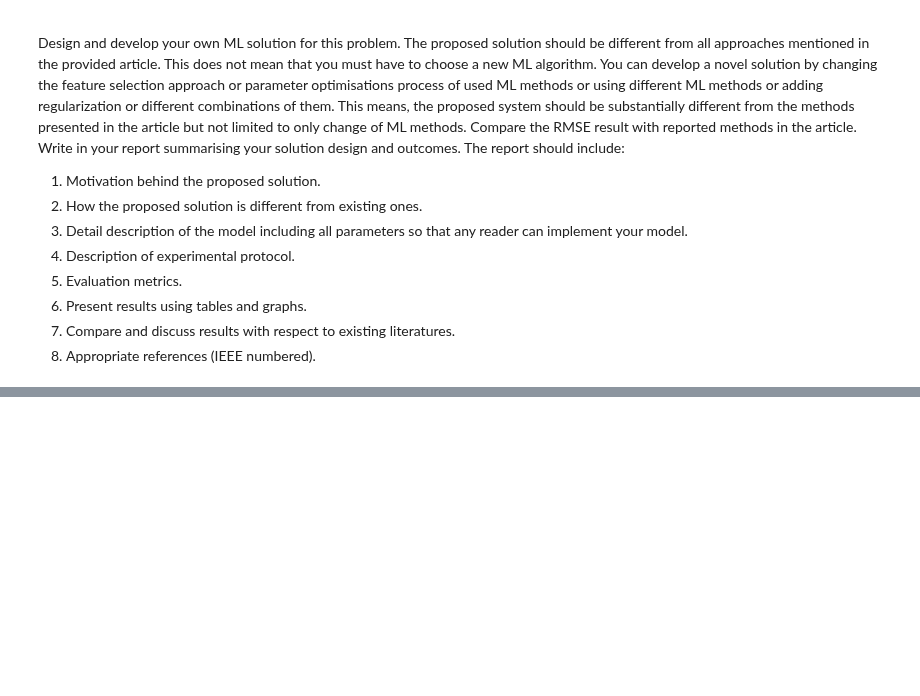
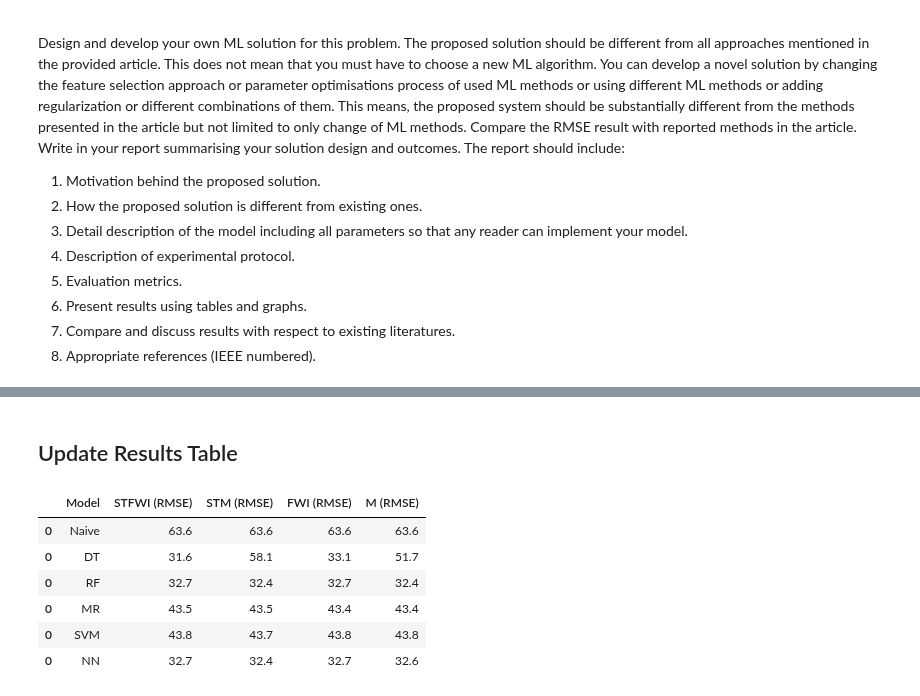
Before and after one commit to bryonbaker/SIT720, a Jupyter notebook: Ass4/SIT720_A4_85031775.ipynb, the cells around one changed output, grey strips where cells are left out. Drawn from its saved outputs; the diff is of its cells as text; code cells hidden in the pictures; blank space fills up the shorter version.

```diff
--- a/Ass4/SIT720_A4_85031775.ipynb
+++ b/Ass4/SIT720_A4_85031775.ipynb
@@ -23,6 +23,7 @@ random.seed(0)
 
 # Constant used for train_test_split so there is predicatability across runs
 global_random_state=11
+train_test_iterations=10
 
 print(f"Seeding random number generator. Random number is: {random.random()}")
 # %% [output]
@@ -699,0 +704,41 @@ Design and develop your own ML solution for this problem. The proposed solution
+# %%
+from sklearn.neural_network import MLPRegressor
+
+print("NEURAL NETWORK")
+print("*"*30)
+
+# Get the list of training / validating datasets
+train_set = { "STFWI" : NN_STFWI_df, "STM" : NN_STM_df, "FWI" : NN_FWI_df, "M" : NN_M_df}
+# The hyperparameters to use for each dataset
+H = { "STFWI" : 2 , "STM" : 6, "FWI" : 4, "M" : 4}
+
+rmse_score = []
+
+# Iterate over each dataset, fit the mode and evaluate the performance with RMSE
+for key in train_set:
+    print("="*10)
+    print(key)
+
+    # Run 10 train / test splits and take the average RMSE for each dataset
+    results = []
+    for run in range(10):
+        # Split the dataset for train/test
+        X_train, X_test, y_train, y_test = train_test_split( train_set[key], y_xformed, test_size=0.10, random_state=8)
+
+        # Set hyperparameters according to the research paper
+        model = MLPRegressor(random_state=1, max_iter=20000, hidden_layer_sizes=(H[key],), activation='tanh', solver='lbfgs')
+        model.fit(X_train, y_train)
+        y_pred = model.predict(X_test)
+
+        rmse = calc_rmse( y_pred, y_test )
+        results.append(rmse)
+
+    avg = sum(results) / len(results)
+    rmse_score.append(round(avg,1))
+    # print(results)
+    print(f"RMSE: {avg}")
+
+rmse_df = pd.DataFrame([['NN', rmse_score[0], rmse_score[1], rmse_score[2], rmse_score[3]]], columns=['Model','STFWI (RMSE)','STM (RMSE)','FWI (RMSE)','M (RMSE)'])
+results_df = results_df.append(rmse_df)
+
+del rmse_score, train_set
@@ -699,0 +760,12 @@ Design and develop your own ML solution for this problem. The proposed solution
+# %% [markdown]
+## Update Results Table
+# %%
+results_df.round(1)
+# %% [output]
+|  | Model | STFWI (RMSE) | STM (RMSE) | FWI (RMSE) | M (RMSE) |
+| 0 | Naive | 63.6 | 63.6 | 63.6 | 63.6 |
+| 0 | DT | 31.6 | 58.1 | 33.1 | 51.7 |
+| 0 | RF | 32.7 | 32.4 | 32.7 | 32.4 |
+| 0 | MR | 43.5 | 43.5 | 43.4 | 43.4 |
+| 0 | SVM | 43.8 | 43.7 | 43.8 | 43.8 |
+| 0 | NN | 32.7 | 32.4 | 32.7 | 32.6 |
```
Also changed, not shown: parts of 11 cells of this notebook, 1 other file.
